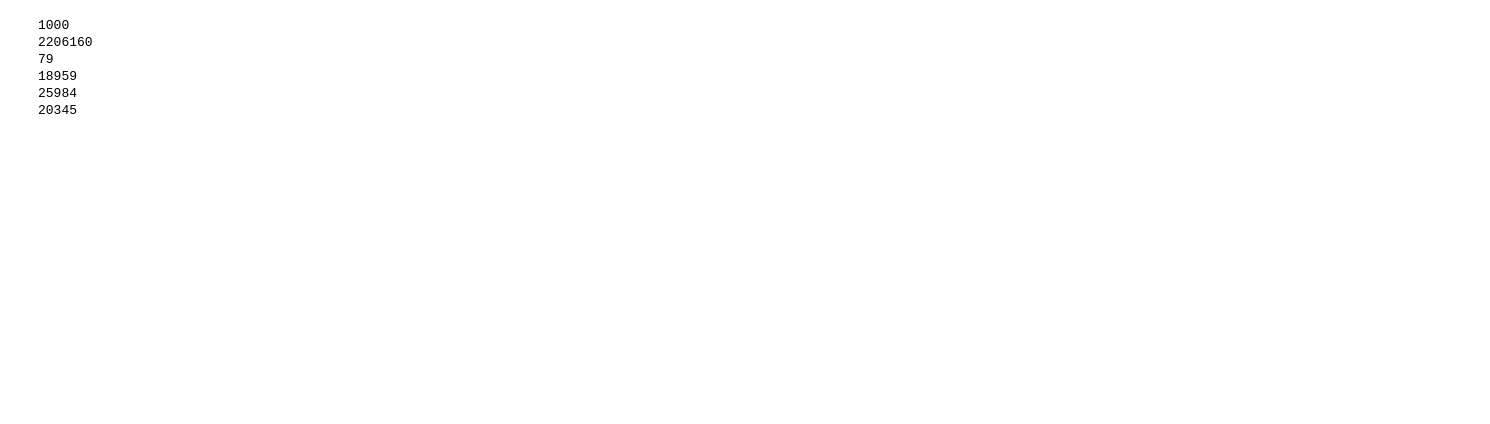
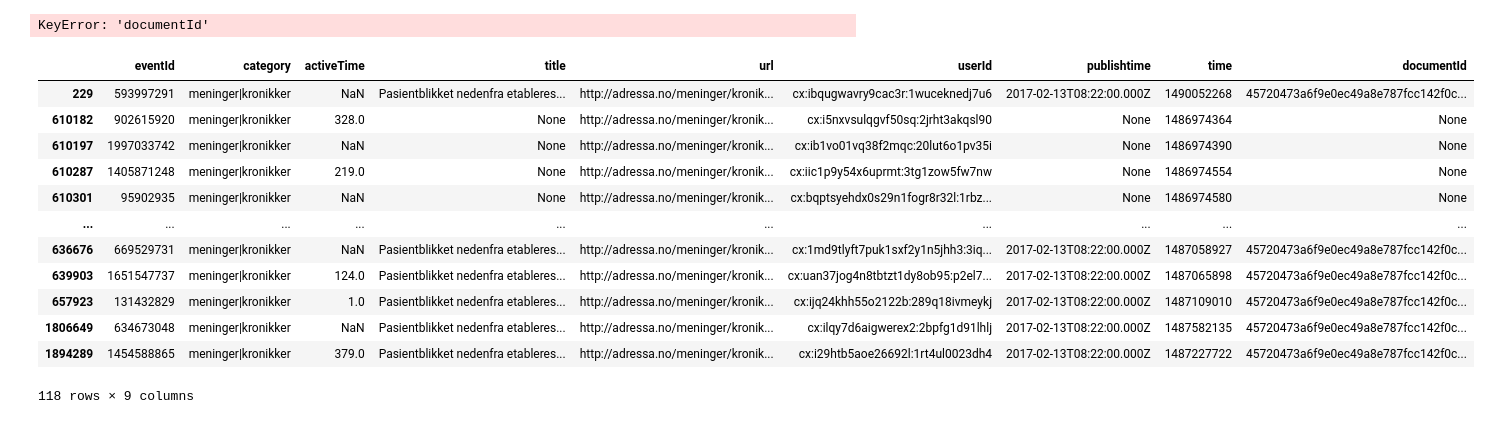
Before and after one commit to tartaruz/KL4US, a Jupyter notebook: test.ipynb, the cells around one changed output. Drawn from its saved outputs; the diff is of its cells as text; code cells hidden in the pictures; blank space fills up the shorter version.

```diff
--- a/test.ipynb
+++ b/test.ipynb
@@ -1,7 +1,8 @@
 # %%
 import pandas as pd
+pd.options.display.max_colwidth = 1000
 import os
+import missingno as msno
 filelist = os.listdir('dataset')
 df_list = [pd.read_json('dataset/'+file, lines=True) for file in filelist]
-df = pd.concat(df_list)
-df
+df = pd.concat(df_list).reset_index(drop=True, inplace=False)
@@ -22,20 +9,11 @@ df
 # %%
-# df[df['userId'].isin(['cx:i6cniurf675smd1y:hp3ao3akzuqt'])]
-users = df['userId'].unique()
-event_ids = df['eventId'].unique()
-categories = df['category'].unique()
-titles = df['title'].unique()
-urls = df['url'].unique()
-document_ids = df['documentId'].unique()
+def fix_none(col_name):
+    d = df.loc[(df[col_name].isna()) | (df[col_name].isnull()), ['url', col_name]].drop_duplicates()
+    d = pd.DataFrame(d)
 
-unique_items = [users, event_ids, categories, titles, urls, document_ids]
+    urls = list(d['url'])
 
-for item in unique_items:
-    print(len(item))
+    elements = pd.DataFrame(df.loc[df['url'].isin(urls) & (df[col_name].isna() == False), ['url', col_name]].drop_duplicates())
+
+    for index, row in categories.iterrows():
+        df.loc[df['url'] == row['url'], col_name] = row[col_name]
-# %% [output]
-1000
-2206160
-79
-18959
-25984
-20345
@@ -42 +22,21 @@ for item in unique_items:
+# %%
+fix_none('documentId')
+# %% [output]
+KeyError: 'documentId'
+# %%
+df.loc[df['url'].isin(['http://adressa.no/meninger/kronikker/2017/02/13/pasientblikket-nedenfra-14203543.ece'])]
+# %% [output]
+|  | eventId | category | activeTime | title | url | userId | publishtime | time | documentId |
+| 229 | 593997291 | meninger|kronikker | NaN | Pasientblikket nedenfra etableres... | http://adressa.no/meninger/kronik... | cx:ibqugwavry9cac3r:1wuceknedj7u6 | 2017-02-13T08:22:00.000Z | 1490052268 | 45720473a6f9e0ec49a8e787fcc142f0c... |
+| 610182 | 902615920 | meninger|kronikker | 328.0 | None | http://adressa.no/meninger/kronik... | cx:i5nxvsulqgvf50sq:2jrht3akqsl90 | None | 1486974364 | None |
+| 610197 | 1997033742 | meninger|kronikker | NaN | None | http://adressa.no/meninger/kronik... | cx:ib1vo01vq38f2mqc:20lut6o1pv35i | None | 1486974390 | None |
+| 610287 | 1405871248 | meninger|kronikker | 219.0 | None | http://adressa.no/meninger/kronik... | cx:iic1p9y54x6uprmt:3tg1zow5fw7nw | None | 1486974554 | None |
+| 610301 | 95902935 | meninger|kronikker | NaN | None | http://adressa.no/meninger/kronik... | cx:bqptsyehdx0s29n1fogr8r32l:1rbz... | None | 1486974580 | None |
+| ... | ... | ... | ... | ... | ... | ... | ... | ... | ... |
+| 636676 | 669529731 | meninger|kronikker | NaN | Pasientblikket nedenfra etableres... | http://adressa.no/meninger/kronik... | cx:1md9tlyft7puk1sxf2y1n5jhh3:3iq... | 2017-02-13T08:22:00.000Z | 1487058927 | 45720473a6f9e0ec49a8e787fcc142f0c... |
+| 639903 | 1651547737 | meninger|kronikker | 124.0 | Pasientblikket nedenfra etableres... | http://adressa.no/meninger/kronik... | cx:uan37jog4n8tbtzt1dy8ob95:p2el7... | 2017-02-13T08:22:00.000Z | 1487065898 | 45720473a6f9e0ec49a8e787fcc142f0c... |
+| 657923 | 131432829 | meninger|kronikker | 1.0 | Pasientblikket nedenfra etableres... | http://adressa.no/meninger/kronik... | cx:ijq24khh55o2122b:289q18ivmeykj | 2017-02-13T08:22:00.000Z | 1487109010 | 45720473a6f9e0ec49a8e787fcc142f0c... |
+| 1806649 | 634673048 | meninger|kronikker | NaN | Pasientblikket nedenfra etableres... | http://adressa.no/meninger/kronik... | cx:ilqy7d6aigwerex2:2bpfg1d91lhlj | 2017-02-13T08:22:00.000Z | 1487582135 | 45720473a6f9e0ec49a8e787fcc142f0c... |
+| 1894289 | 1454588865 | meninger|kronikker | 379.0 | Pasientblikket nedenfra etableres... | http://adressa.no/meninger/kronik... | cx:i29htb5aoe26692l:1rt4ul0023dh4 | 2017-02-13T08:22:00.000Z | 1487227722 | 45720473a6f9e0ec49a8e787fcc142f0c... |
+118 rows × 9 columns
 # %%
```
Also changed, not shown: parts of 9 cells of this notebook.
